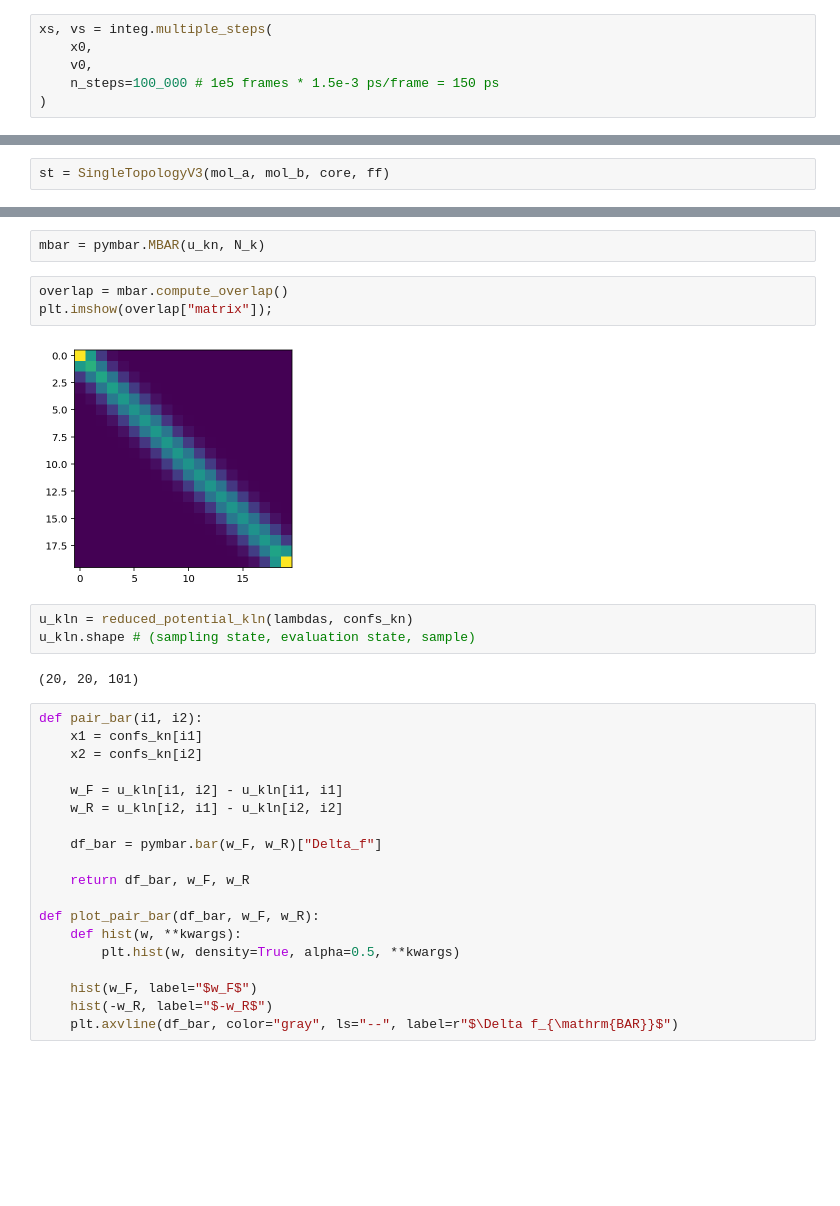
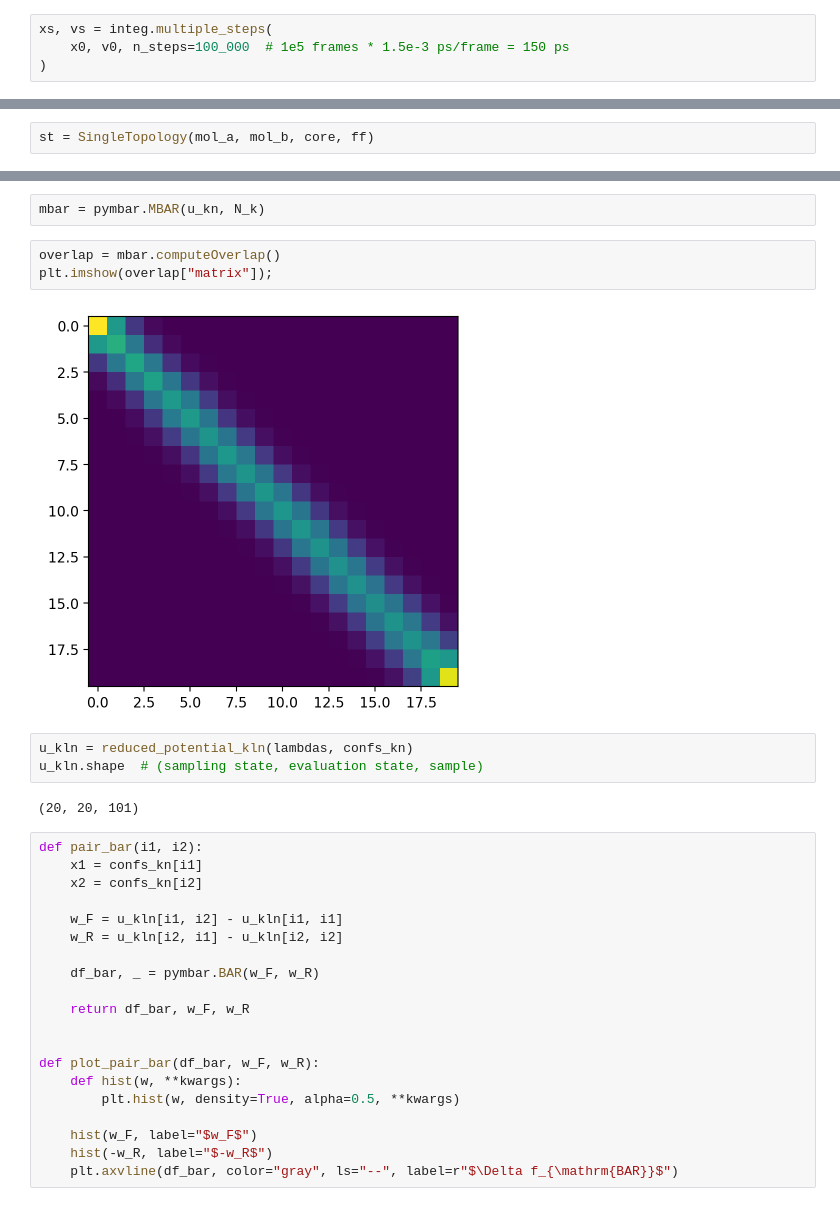
Before and after one commit to mcwitt/timemachine-demo, a Jupyter notebook: main.ipynb, the cells around one changed output, grey strips where cells are left out. Saved outputs shown, nothing was run; the diff lists cells and outputs as text; blank space fills up the shorter version.

```diff
--- a/main.ipynb
+++ b/main.ipynb
@@ -222,9 +227,7 @@ x0 = init_conf
 v0 = jnp.zeros_like(init_conf)
 # %%
 xs, vs = integ.multiple_steps(
-    x0,
-    v0,
-    n_steps=100_000 # 1e5 frames * 1.5e-3 ps/frame = 150 ps
+    x0, v0, n_steps=100_000  # 1e5 frames * 1.5e-3 ps/frame = 150 ps
 )
 # %%
 xs.shape
@@ -294,7 +298,7 @@ plot_atom_mapping_grid(mol_a, mol_b, core)
 # %% [output]
 [drawing not drawn]
 # %%
-st = SingleTopologyV3(mol_a, mol_b, core, ff)
+st = SingleTopology(mol_a, mol_b, core, ff)
 # %%
 init_conf = st.combine_confs(get_romol_conf(mol_a), get_romol_conf(mol_b))
 masses = np.array(st.combine_masses())
@@ -390,13 +396,13 @@ N_k = confs_kn.shape[1] * jnp.ones(confs_kn.shape[0])
 # %%
 mbar = pymbar.MBAR(u_kn, N_k)
 # %%
-overlap = mbar.compute_overlap()
+overlap = mbar.computeOverlap()
 plt.imshow(overlap["matrix"]);
 # %% [output]
-[figure, old version]
+[figure, new version]
 # %%
 u_kln = reduced_potential_kln(lambdas, confs_kn)
-u_kln.shape # (sampling state, evaluation state, sample)
+u_kln.shape  # (sampling state, evaluation state, sample)
 # %% [output]
 (20, 20, 101)
 # %%
@@ -407,9 +413,10 @@ def pair_bar(i1, i2):
     w_F = u_kln[i1, i2] - u_kln[i1, i1]
     w_R = u_kln[i2, i1] - u_kln[i2, i2]
 
-    df_bar = pymbar.bar(w_F, w_R)["Delta_f"]
+    df_bar, _ = pymbar.BAR(w_F, w_R)
 
     return df_bar, w_F, w_R
+
 
 def plot_pair_bar(df_bar, w_F, w_R):
     def hist(w, **kwargs):
```
Also changed, not shown: parts of 18 cells of this notebook, 2 other files.
